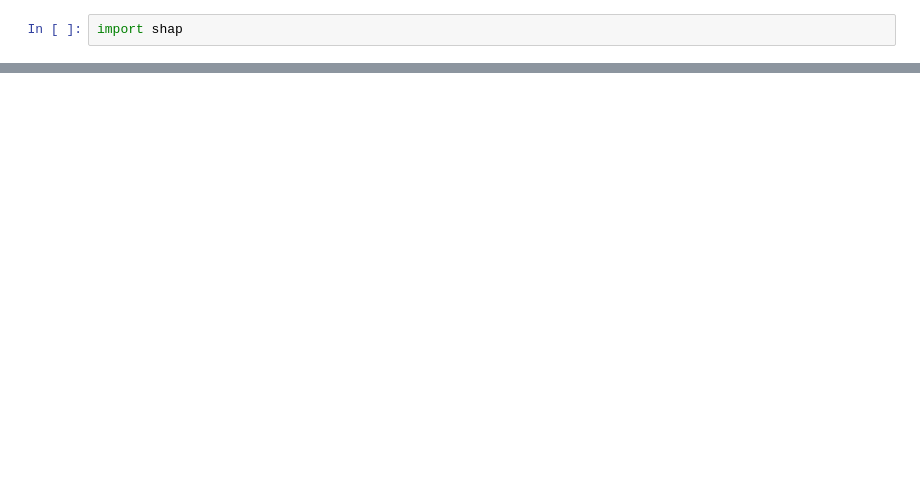
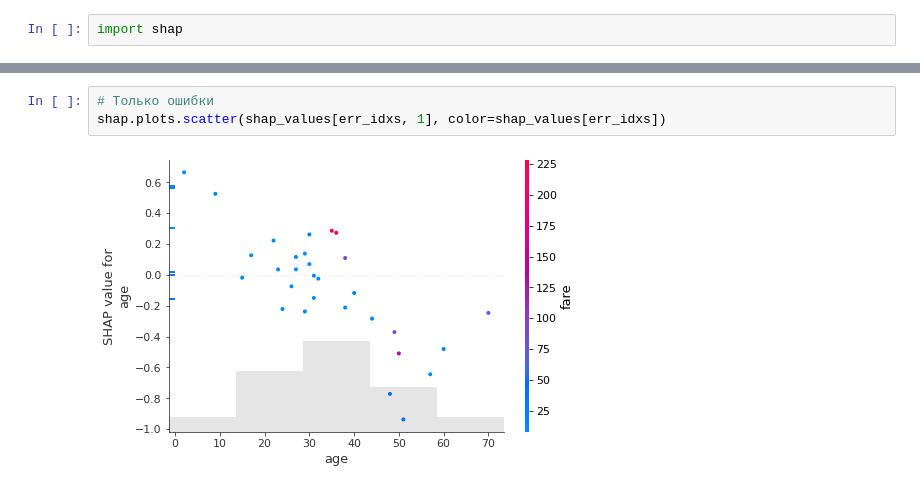
Before and after one commit to LorSong/gaz_titanic, a Jupyter notebook: 2_variables_pipelines_models.ipynb, the cells around one changed output, grey strips where cells are left out. Drawn from its saved outputs; the diff is of its cells as text; blank space fills up the shorter version.

```diff
--- a/2_variables_pipelines_models.ipynb
+++ b/2_variables_pipelines_models.ipynb
@@ -649,0 +695,5 @@ arr = ['']
+# %%
+# Только ошибки
+shap.plots.scatter(shap_values[err_idxs, 1], color=shap_values[err_idxs])
+# %% [output]
+[figure, added]
```
Also changed, not shown: parts of 19 cells of this notebook, 3 other files.
